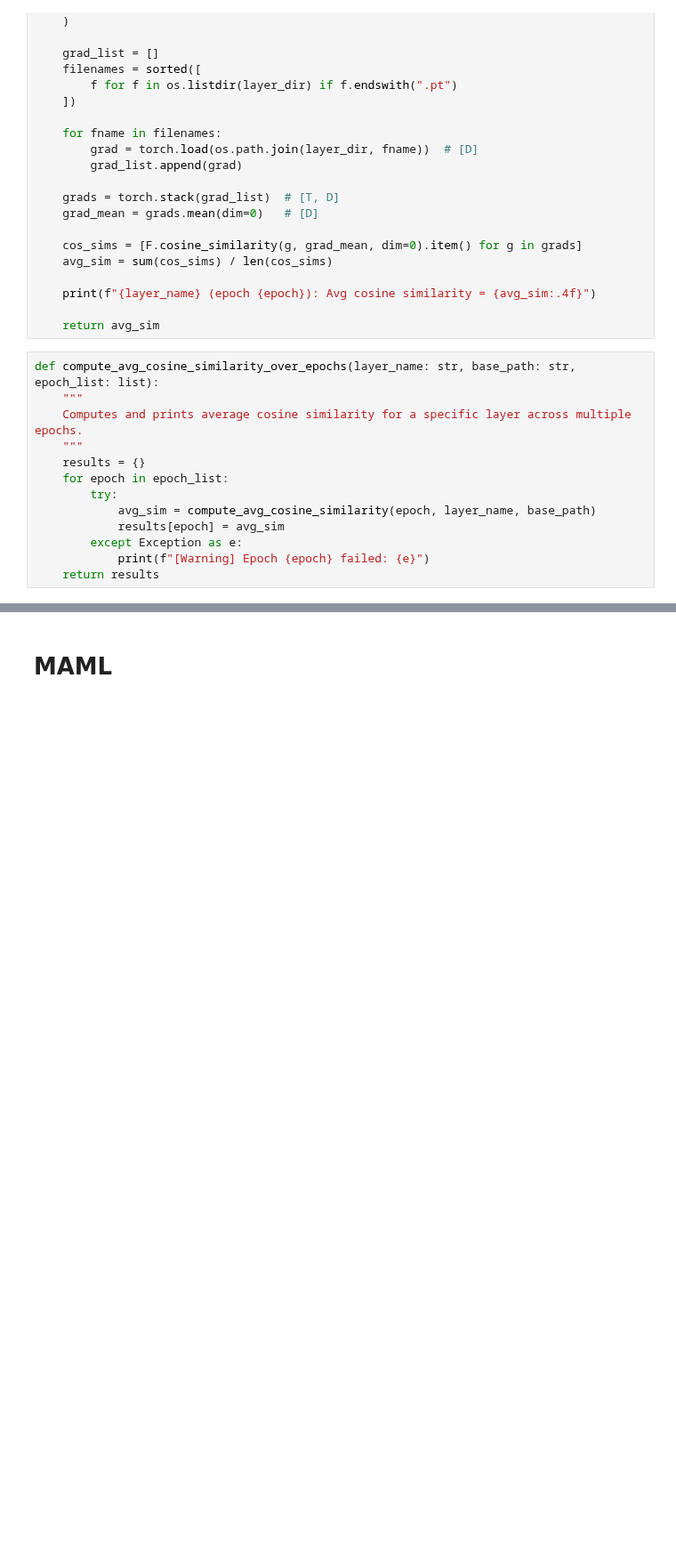
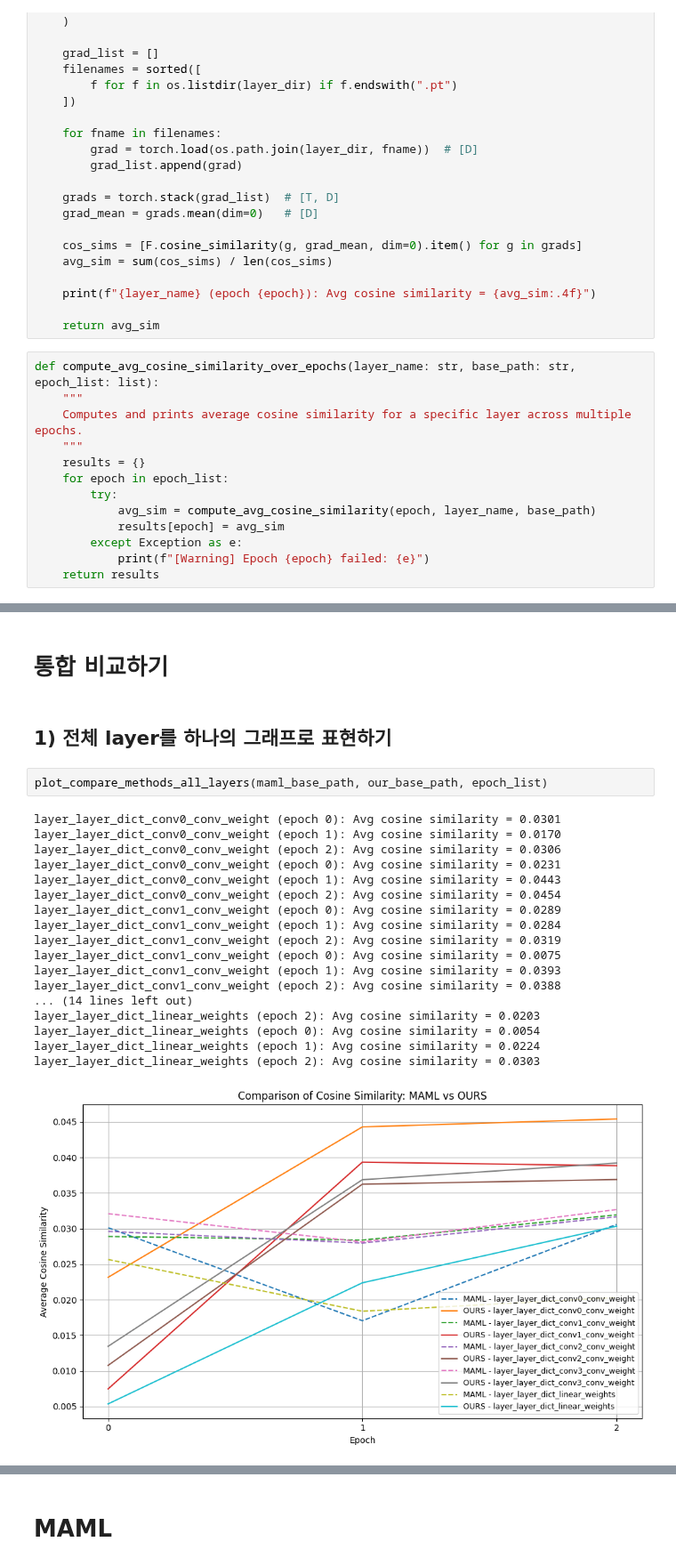
Before and after one commit to SKKUJMLim/prompt_maml, a Jupyter notebook: analysis/gradient_conflict_per_epoch.ipynb, the cells around one changed output, grey strips where cells are left out. Shown at 89% size. Cells and saved outputs as stored; diff of their text form; blank space fills up the shorter version.

```diff
--- a/analysis/gradient_conflict_per_epoch.ipynb
+++ b/analysis/gradient_conflict_per_epoch.ipynb
@@ -50,0 +269,25 @@ def compute_avg_cosine_similarity_over_epochs(layer_name: str, base_path: str, e
+# %% [markdown]
+# 통합 비교하기
+# %% [markdown]
+## 1) 전체 layer를 하나의 그래프로 표현하기
+# %%
+plot_compare_methods_all_layers(maml_base_path, our_base_path, epoch_list)
+# %% [output]
+layer_layer_dict_conv0_conv_weight (epoch 0): Avg cosine similarity = 0.0301
+layer_layer_dict_conv0_conv_weight (epoch 1): Avg cosine similarity = 0.0170
+layer_layer_dict_conv0_conv_weight (epoch 2): Avg cosine similarity = 0.0306
+layer_layer_dict_conv0_conv_weight (epoch 0): Avg cosine similarity = 0.0231
+layer_layer_dict_conv0_conv_weight (epoch 1): Avg cosine similarity = 0.0443
+layer_layer_dict_conv0_conv_weight (epoch 2): Avg cosine similarity = 0.0454
+layer_layer_dict_conv1_conv_weight (epoch 0): Avg cosine similarity = 0.0289
+layer_layer_dict_conv1_conv_weight (epoch 1): Avg cosine similarity = 0.0284
+layer_layer_dict_conv1_conv_weight (epoch 2): Avg cosine similarity = 0.0319
+layer_layer_dict_conv1_conv_weight (epoch 0): Avg cosine similarity = 0.0075
+layer_layer_dict_conv1_conv_weight (epoch 1): Avg cosine similarity = 0.0393
+layer_layer_dict_conv1_conv_weight (epoch 2): Avg cosine similarity = 0.0388
+... (14 lines left out)
+layer_layer_dict_linear_weights (epoch 2): Avg cosine similarity = 0.0203
+layer_layer_dict_linear_weights (epoch 0): Avg cosine similarity = 0.0054
+layer_layer_dict_linear_weights (epoch 1): Avg cosine similarity = 0.0224
+layer_layer_dict_linear_weights (epoch 2): Avg cosine similarity = 0.0303
+[figure, added]
```
Also changed, not shown: parts of 17 cells of this notebook, 3 other files.
